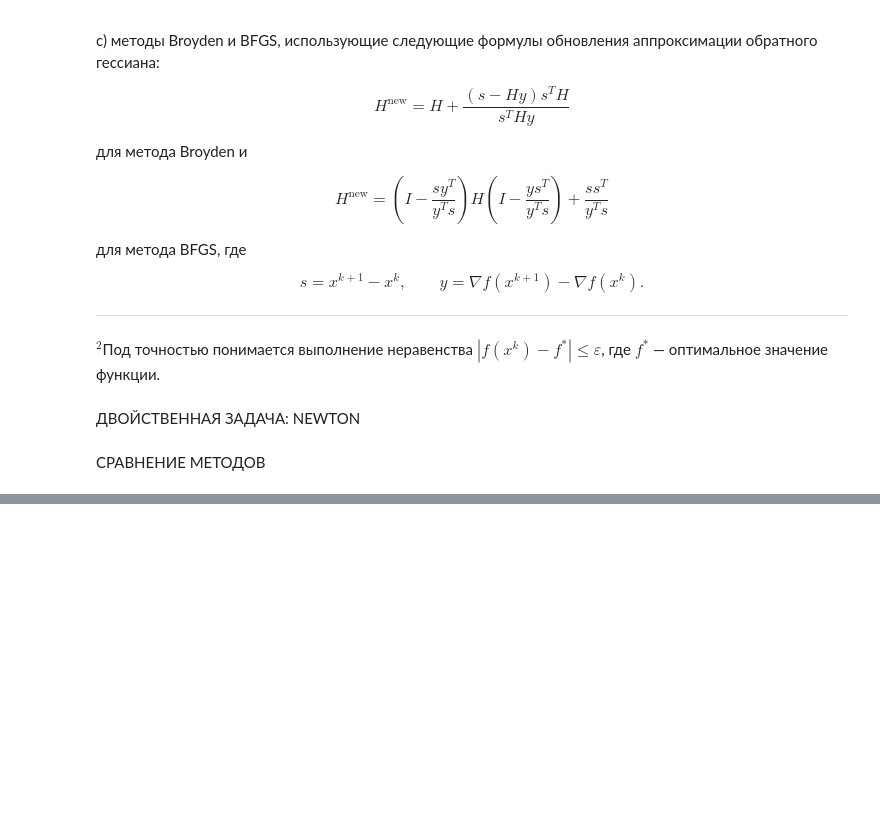
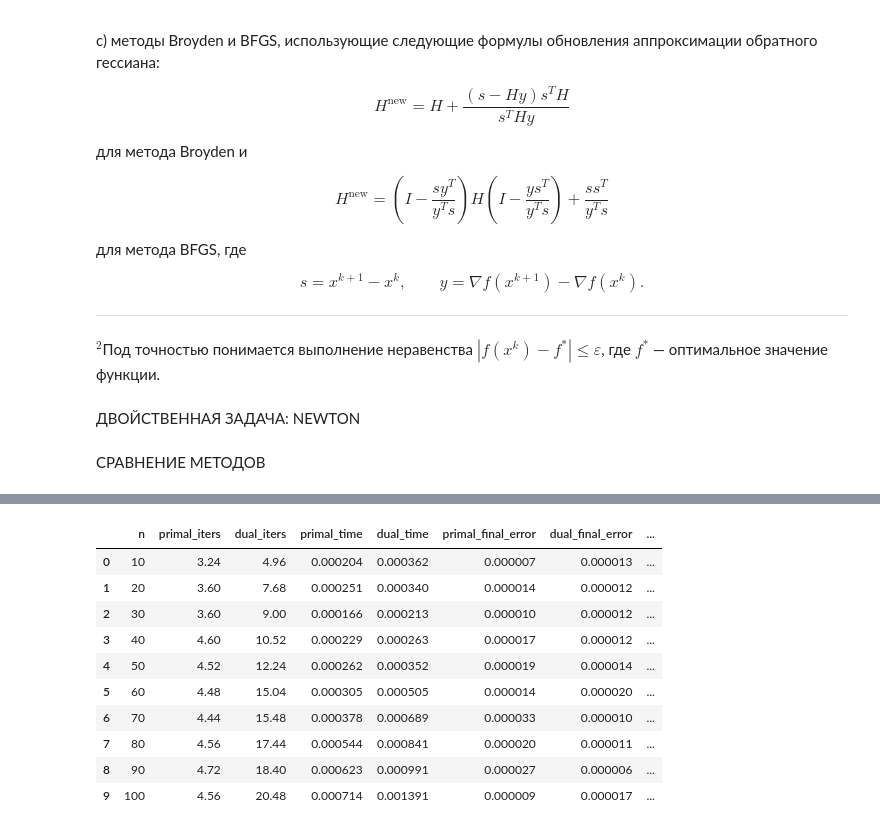
Before and after one commit to owmtgf/IAD_MAG_OptMethods, a Jupyter notebook: LAB3/main.ipynb, the cells around one changed output, grey strips where cells are left out. Drawn from its saved outputs; the diff is of its cells as text; code cells hidden in the pictures; blank space fills up the shorter version.

```diff
--- a/LAB3/main.ipynb
+++ b/LAB3/main.ipynb
@@ -567,0 +523,27 @@ n=100 | start=4 | primal it=0, dual it=3
+# %%
+df = pd.DataFrame(results)
+
+summary = df.groupby("n").agg({
+    "primal_iters": "mean",
+    "dual_iters": "mean",
+    "primal_time": "mean",
+    "dual_time": "mean",
+    "primal_final_error": "mean",
+    "dual_final_error": "mean",
+    "primal_success": "mean",
+    "dual_success": "mean"
+}).reset_index()
+
+summary
+# %% [output]
+|  | n | primal_iters | dual_iters | primal_time | dual_time | primal_final_error | dual_final_error | ... |
+| 0 | 10 | 3.24 | 4.96 | 0.000204 | 0.000362 | 0.000007 | 0.000013 | ... |
+| 1 | 20 | 3.60 | 7.68 | 0.000251 | 0.000340 | 0.000014 | 0.000012 | ... |
+| 2 | 30 | 3.60 | 9.00 | 0.000166 | 0.000213 | 0.000010 | 0.000012 | ... |
+| 3 | 40 | 4.60 | 10.52 | 0.000229 | 0.000263 | 0.000017 | 0.000012 | ... |
+| 4 | 50 | 4.52 | 12.24 | 0.000262 | 0.000352 | 0.000019 | 0.000014 | ... |
+| 5 | 60 | 4.48 | 15.04 | 0.000305 | 0.000505 | 0.000014 | 0.000020 | ... |
+| 6 | 70 | 4.44 | 15.48 | 0.000378 | 0.000689 | 0.000033 | 0.000010 | ... |
+| 7 | 80 | 4.56 | 17.44 | 0.000544 | 0.000841 | 0.000020 | 0.000011 | ... |
+| 8 | 90 | 4.72 | 18.40 | 0.000623 | 0.000991 | 0.000027 | 0.000006 | ... |
+| 9 | 100 | 4.56 | 20.48 | 0.000714 | 0.001391 | 0.000009 | 0.000017 | ... |
```
Also changed, not shown: parts of 12 cells of this notebook.
